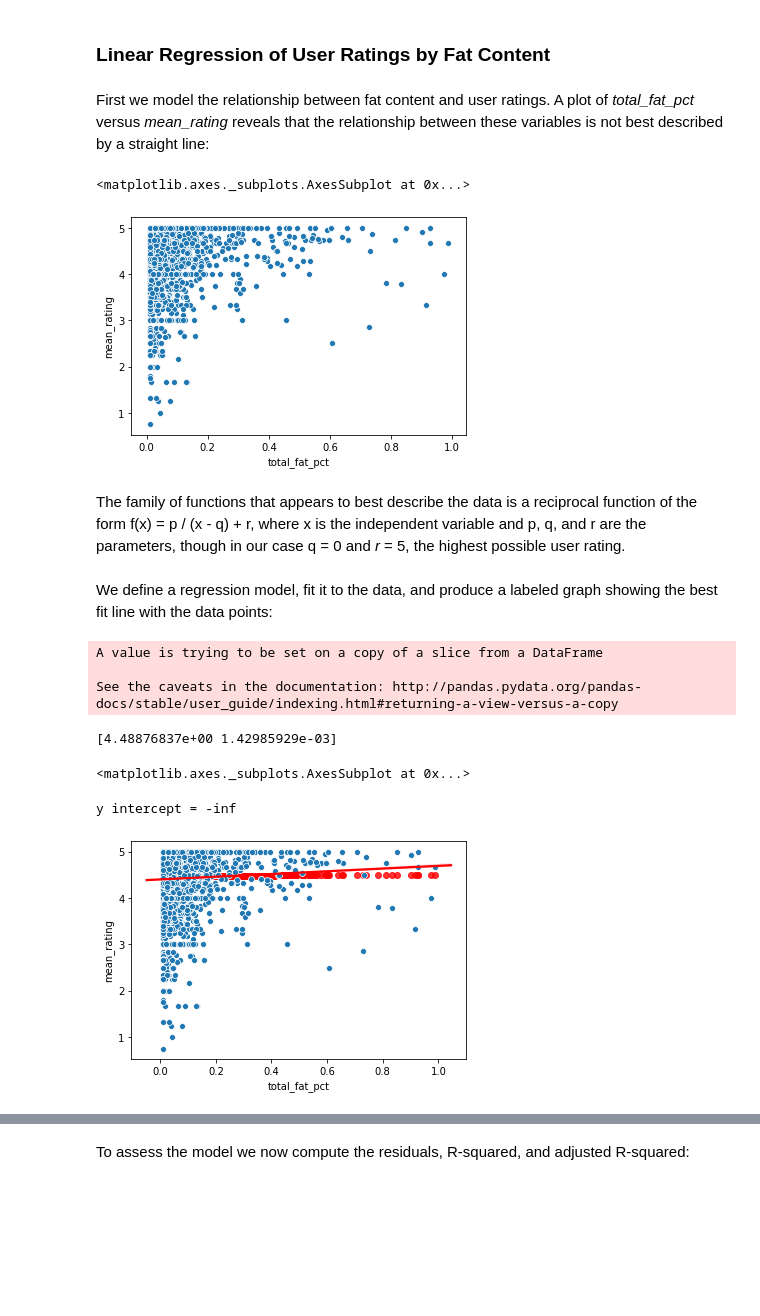
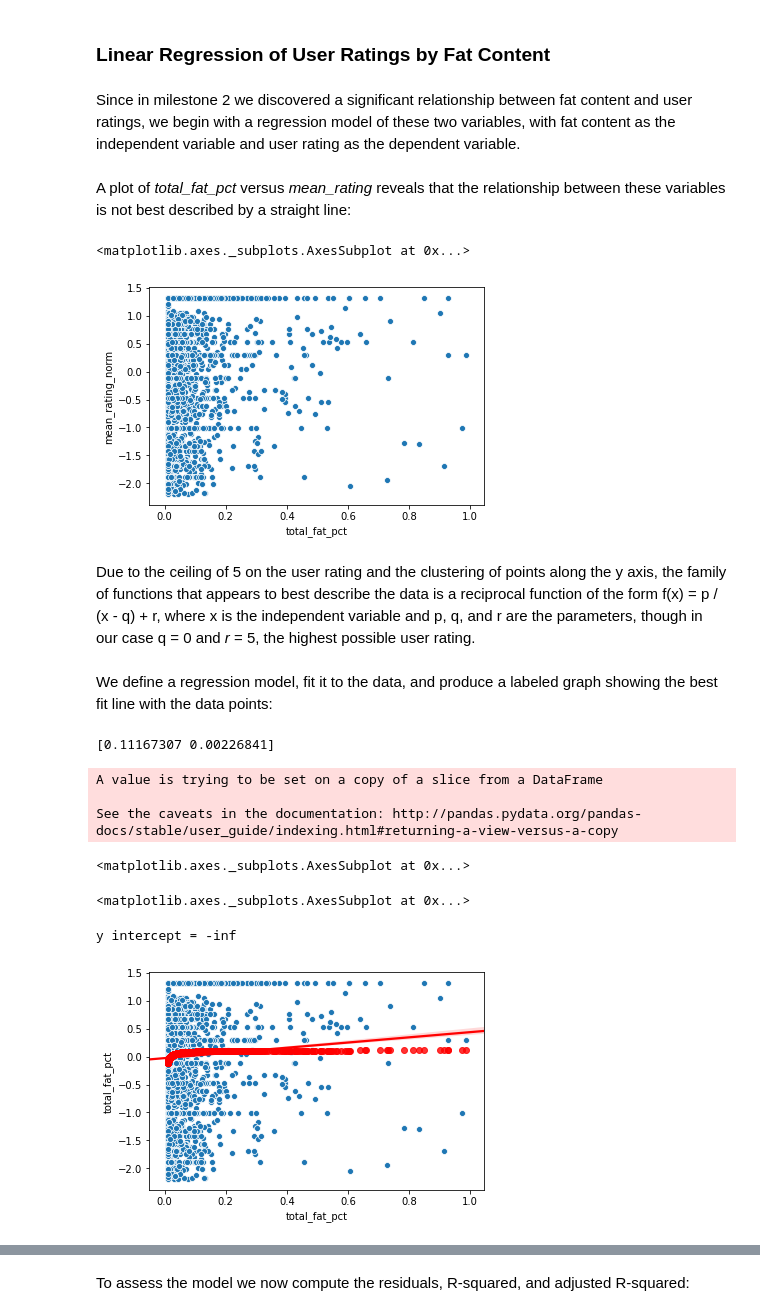
Before and after one commit to pelorenz/data-science-410, a Jupyter notebook: PeterLorenz-M03.ipynb, the cells around one changed output, grey strips where cells are left out. Drawn from its saved outputs; the diff is of its cells as text; code cells hidden in the pictures; blank space fills up the shorter version.

```diff
--- a/PeterLorenz-M03.ipynb
+++ b/PeterLorenz-M03.ipynb
@@ -111,50 +127,58 @@ recipes = recipes[recipes.carbohydrates_pct < 1.0]
+# %%
+from sklearn.preprocessing import PowerTransformer
+pt = PowerTransformer()
+mean_rating = np.array(recipes['mean_rating'].values)
+recipes['mean_rating_norm'] = pt.fit_transform(mean_rating.reshape(-1, 1))
 # %% [markdown]
 ### Linear Regression of User Ratings by Fat Content
+# %% [markdown]
+Since in milestone 2 we discovered a significant relationship between fat content and user ratings, we begin with a regression model of these two variables, with fat content as the independent variable and user rating as the dependent variable.
 # %% [markdown]
-First we model the relationship between fat content and user ratings. A plot of *total_fat_pct* versus *mean_rating* reveals that the relationship between these variables is not best described by a straight line:
+A plot of *total_fat_pct* versus *mean_rating* reveals that the relationship between these variables is not best described by a straight line:
 # %%
-sns.scatterplot(x='total_fat_pct', y='mean_rating', data=recipes)
+sns.scatterplot(x='total_fat_pct', y='mean_rating_norm', data=recipes)
 # %% [output]
 <matplotlib.axes._subplots.AxesSubplot at 0x...>
-[figure, old version]
+[figure, new version]
 # %% [markdown]
-The family of functions that appears to best describe the data is a reciprocal function of the form f(x) = p / (x - q) + r, where x is the independent variable and p, q, and r are the parameters, though in our case q = 0 and *r* = 5, the highest possible user rating.
+Due to the ceiling of 5 on the user rating and the clustering of points along the y axis, the family of functions that appears to best describe the data is a reciprocal function of the form f(x) = p / (x - q) + r, where x is the independent variable and p, q, and r are the parameters, though in our case q = 0 and *r* = 5, the highest possible user rating.
 # %% [markdown]
 We define a regression model, fit it to the data, and produce a labeled graph showing the best fit line with the data points:
 # %%
 # Replace zeros with small number to avoid divide-by-zero problems
 recipes.total_fat_pct[recipes.total_fat_pct < 0.01] = 0.01
 
 # Curve to apply to data
 def model_function(x, a, b):
     return a - b / x
 
 # Perform least-squares regression with supplied model function
-popt, pcov = curve_fit(model_function, recipes.total_fat_pct, recipes.mean_rating, p0=[5, 0.4])
+popt, pcov = curve_fit(model_function, recipes.total_fat_pct, recipes.mean_rating_norm, p0=[5, 0.4])
 
 # Add predicted to dataframe
 recipes['fat_predicted_rating'] = model_function(recipes.total_fat_pct, popt[0], popt[1])
 
 # Print model params
 print(popt)
 
 # Plot regression
-ax = sns.regplot(x='total_fat_pct',
-                 y=model_function(recipes.total_fat_pct, popt[0], popt[1]),
-                 data=recipes, color='red')
-sns.scatterplot(x='total_fat_pct', y='mean_rating', data=recipes, ax=ax)
+sns.scatterplot(x='total_fat_pct', y='mean_rating_norm', data=recipes)
+sns.regplot(x='total_fat_pct',
+            y=model_function(recipes.total_fat_pct, popt[0], popt[1]),
+            data=recipes, color='red')
 
 # Compute the y intercept
 y_intercept = model_function(0, popt[0], popt[1])
 
 # Display the y intercept
 print('y intercept = %4.3f' % y_intercept)
 # %% [output]
-A value is trying to be set on a copy of a slice from a DataFrame
-
-See the caveats in the documentation: http://pandas.pydata.org/pandas-docs/stable/user_guide/indexing.html#returning-a-view-versus-a-copy
+[0.11167307 0.00226841]
-[4.48876837e+00 1.42985929e-03]
+A value is trying to be set on a copy of a slice from a DataFrame
+
+See the caveats in the documentation: http://pandas.pydata.org/pandas-docs/stable/user_guide/indexing.html#returning-a-view-versus-a-copy
 <matplotlib.axes._subplots.AxesSubplot at 0x...>
-y intercept = -inf
+<matplotlib.axes._subplots.AxesSubplot at 0x...>
+y intercept = -inf
-[figure, old version]
+[figure, new version]
 # %% [markdown]
```
Also changed, not shown: parts of 31 cells of this notebook.
